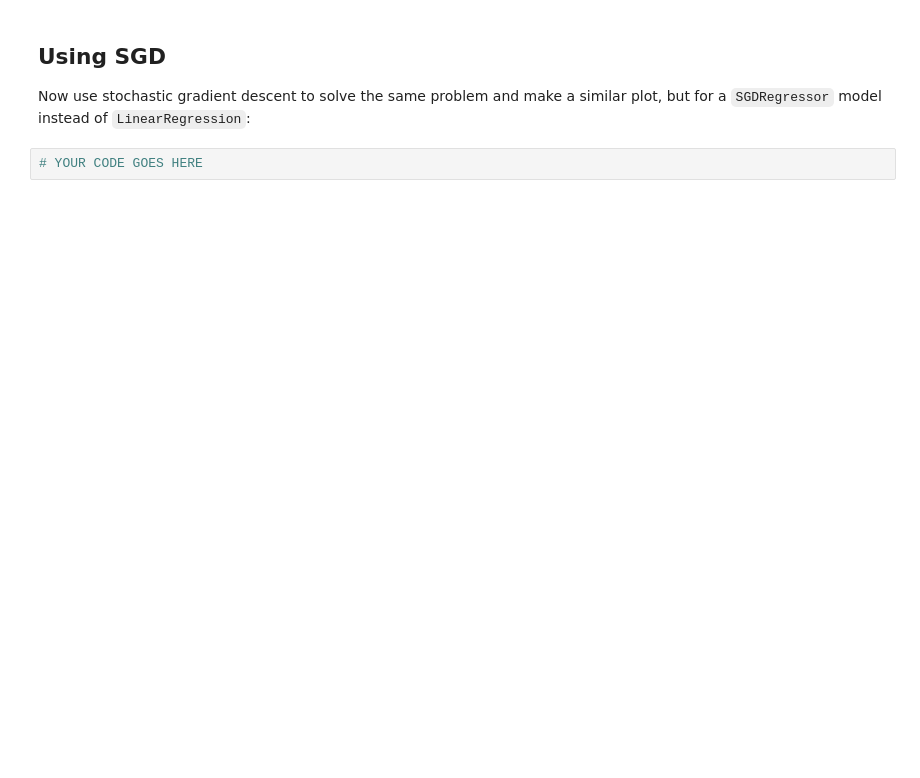
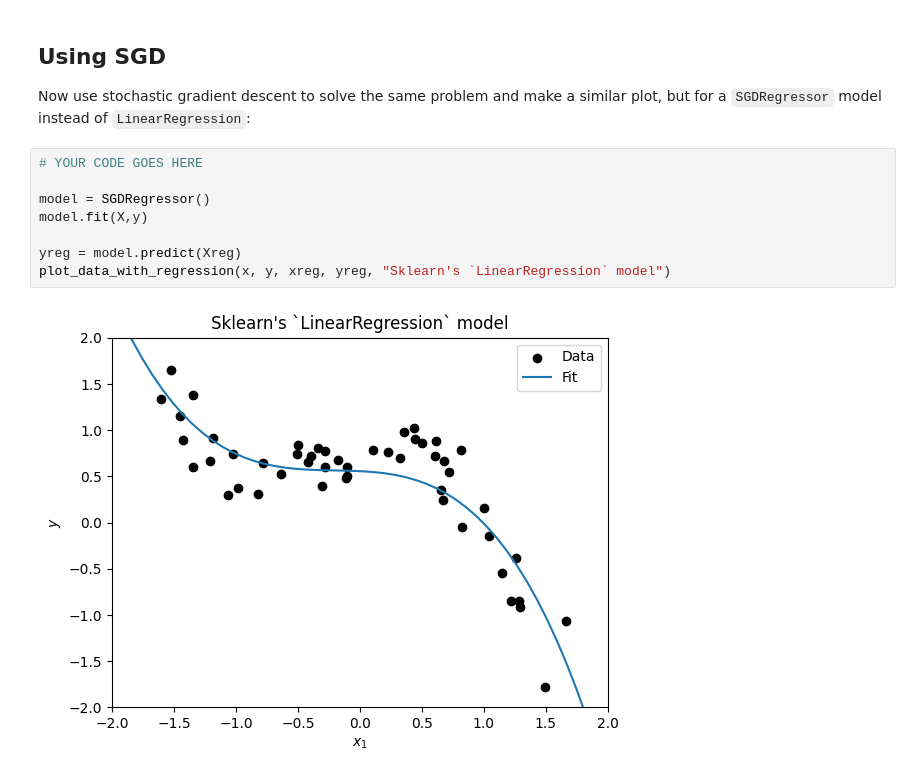
Before and after one commit to zsqu4re/ML-for-engineers, a Jupyter notebook: HW2/M2_L2_p2.ipynb, the cells around one changed output. Cells and saved outputs as stored; diff of their text form; blank space fills up the shorter version.

```diff
--- a/HW2/M2_L2_p2.ipynb
+++ b/HW2/M2_L2_p2.ipynb
@@ -49,5 +51,13 @@ plot_data_with_regression(x, y, xreg, yreg, "Sklearn's `LinearRegression` model"
 ## Using SGD
 
 Now use stochastic gradient descent to solve the same problem and make a similar plot, but for a `SGDRegressor` model instead of `LinearRegression`:
-# %%
-# YOUR CODE GOES HERE
+# %%
+# YOUR CODE GOES HERE
+
+model = SGDRegressor()
+model.fit(X,y)
+
+yreg = model.predict(Xreg)
+plot_data_with_regression(x, y, xreg, yreg, "Sklearn's `LinearRegression` model")
+# %% [output]
+[figure, added]
```
Also changed, not shown: parts of 1 cell of this notebook, 6 other files.
